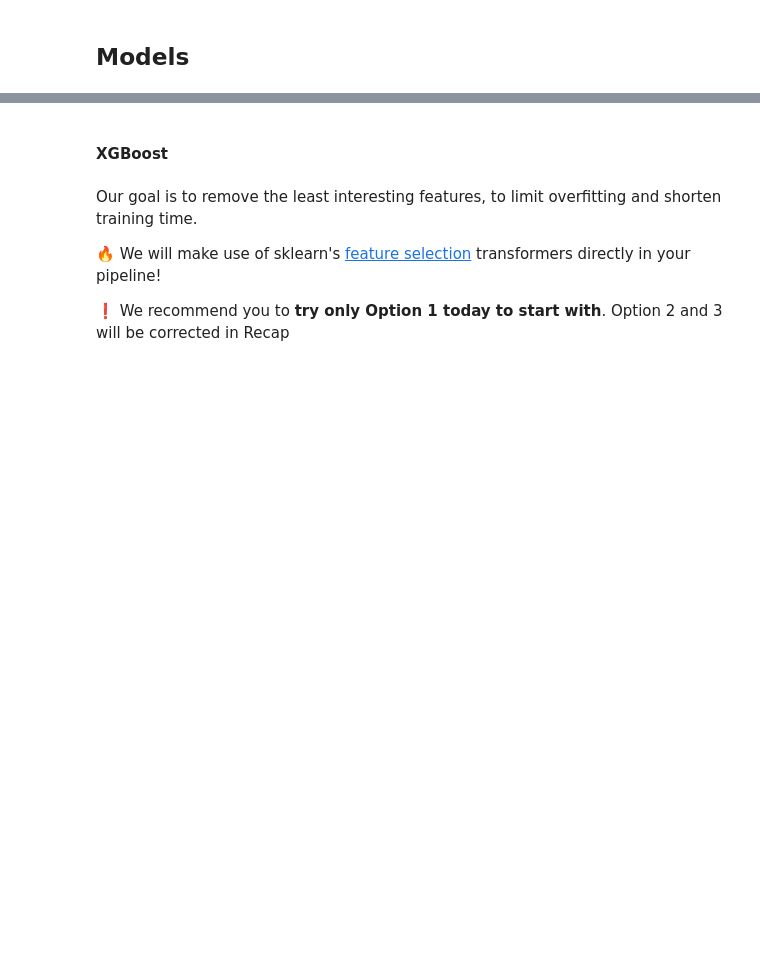
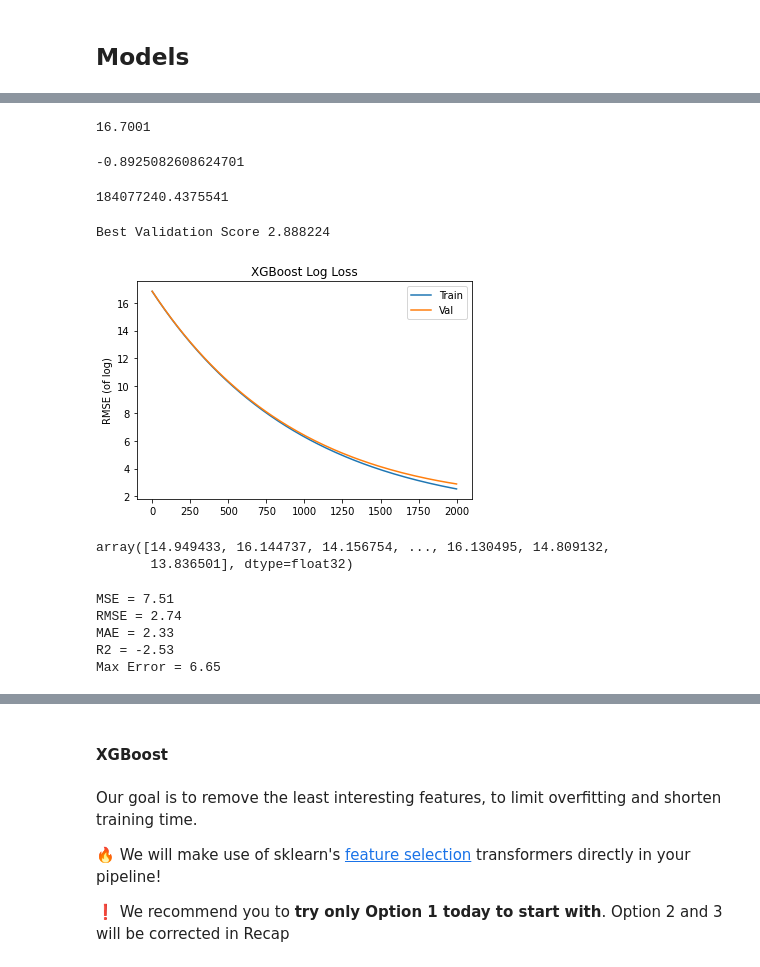
Before and after one commit to khasija/data-movie-revenue-prediction, a Jupyter notebook: notebooks/ketan_final_pipeline.ipynb, the cells around one changed output, grey strips where cells are left out. Cells and saved outputs as stored; diff of their text form; code cells hidden in the pictures; blank space fills up the shorter version.

```diff
--- a/notebooks/ketan_final_pipeline.ipynb
+++ b/notebooks/ketan_final_pipeline.ipynb
@@ -984,0 +650,3 @@ comp_df[comp_df['okay']=='okay']
+# %%
+pca = PCA(n_components=50)
+model_xgb = XGBRegressor(max_depth=6, n_estimators=1000, learning_rate=0.01, reg_alpha = 0 , subsample = 0.5, min_child_weight = 6, colsample_bytree = 1 )
@@ -984,0 +712,2 @@ comp_df[comp_df['okay']=='okay']
+# %%
+pipe_xgb.fit(X_train,y_train_transformed)
@@ -984,0 +743,42 @@ comp_df[comp_df['okay']=='okay']
+# %%
+y_pred = pipe_xgb.predict(X_test)
+# %%
+y_pred[0]
+# %% [output]
+16.7001
+# %%
+r2_score(np.expm1(y_test_transformed), np.expm1(y_pred))
+# %% [output]
+-0.8925082608624701
+# %%
+rmse = mean_squared_error(np.expm1(y_test_transformed), np.expm1(y_pred))**0.5
+rmse
+# %% [output]
+184077240.4375541
+# %%
+# Option 2: Use XGBoost Library to fit it
+# It allows you to use an `early_stopping` criteria with a Train/Val slit
+# X_train_preproc = preproc.fit_transform(X_train, y_train_log)
+# X_eval_preproc = preproc.transform(X_eval)
+
+model_xgb.fit(X_train_transformed, y_train_transformed,
+        verbose=False,
+        eval_set=[(X_train_transformed, y_train_transformed), (X_val_transformed, y_val_transformed)],
+        eval_metric=[rmse],
+        early_stopping_rounds=10)
+
+# retrieve performance metrics
+results = model_xgb.evals_result()
+epochs = len(results['validation_0']["rmse"])
+x_axis = range(0, epochs)
+
+# plot rmsle loss
+fig, ax = plt.subplots()
+ax.plot(x_axis, results['validation_0']['rmse'], label='Train')
+ax.plot(x_axis, results['validation_1']['rmse'], label='Val')
+ax.legend(); plt.ylabel('RMSE (of log)'); plt.title('XGBoost Log Loss')
+
+print("Best Validation Score", min(results['validation_1']['rmse']))
+# %% [output]
+Best Validation Score 2.888224
+[figure, added]
@@ -984,0 +787,25 @@ comp_df[comp_df['okay']=='okay']
+# %%
+y_pred
+# %% [output]
+array([14.949433, 16.144737, 14.156754, ..., 16.130495, 14.809132,
+       13.836501], dtype=float32)
+# %%
+# Regression metrics
+from sklearn.metrics import mean_squared_error, mean_absolute_error, r2_score, max_error
+import math
+mse = mean_squared_error(y_test_transformed, y_pred)
+rmse = math.sqrt(mse)
+mae = mean_absolute_error(y_test_transformed, y_pred)
+rsquared = r2_score(y_test_transformed, y_pred)
+max_error = max_error(y_test_transformed, y_pred)
+print('MSE =', round(mse, 2))
+print('RMSE =', round(rmse, 2))
+print('MAE =', round(mae, 2))
+print('R2 =', round(rsquared, 2))
+print('Max Error =', round(max_error, 2))
+# %% [output]
+MSE = 7.51
+RMSE = 2.74
+MAE = 2.33
+R2 = -2.53
+Max Error = 6.65
```
Also changed, not shown: parts of 114 cells of this notebook, 2 other files.
